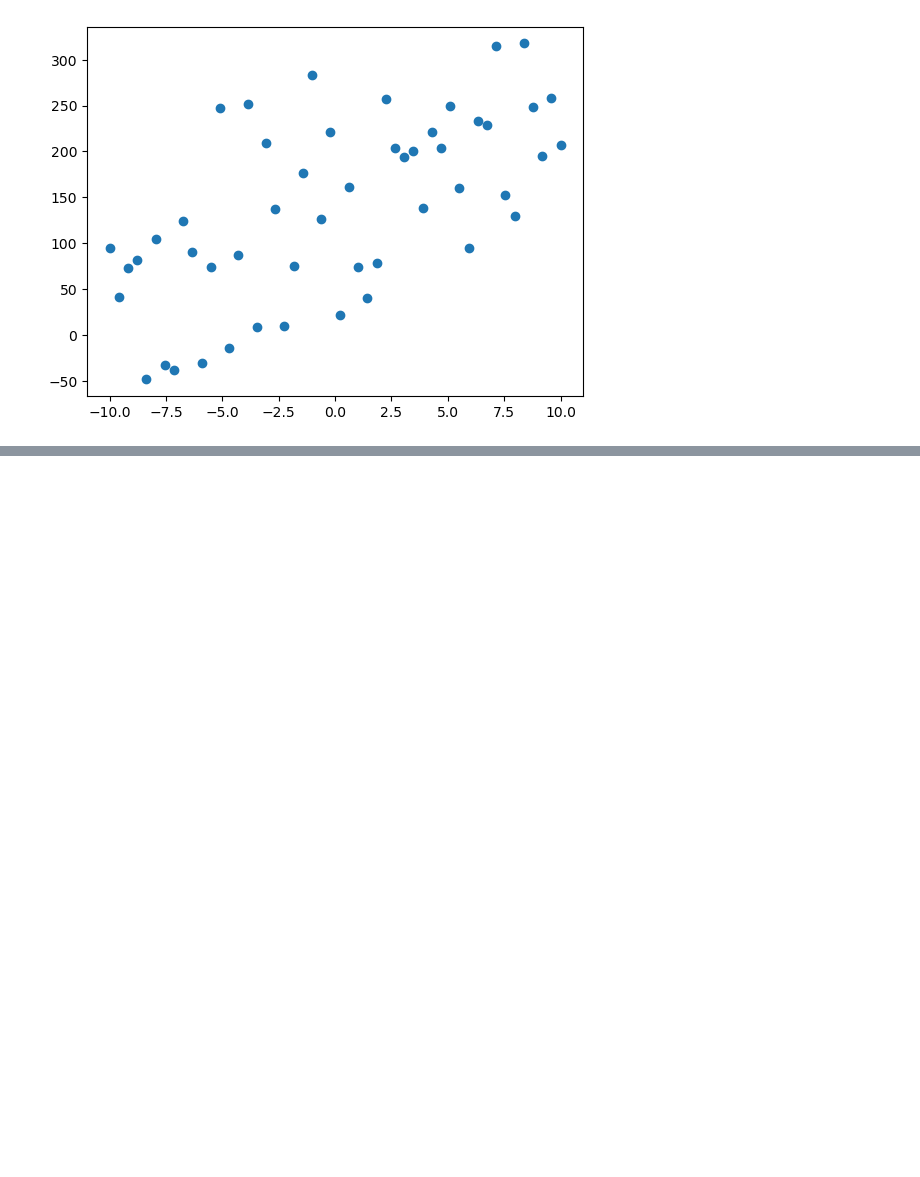
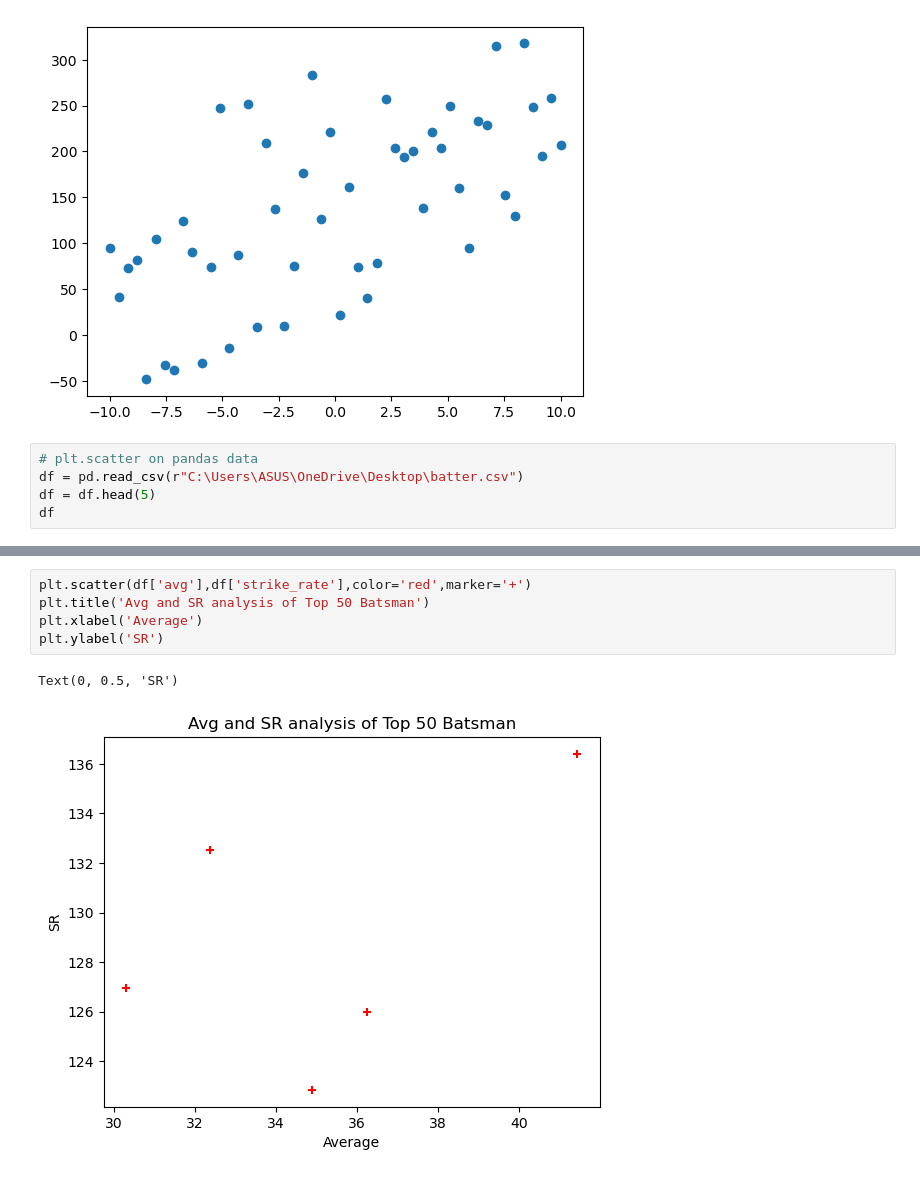
Before and after one commit to rakeshtunasahu/All-about-Python-basic-OOPs-libraries-, a Jupyter notebook: Matplotlib/scatter_plots.ipynb, the cells around one changed output, grey strips where cells are left out. Saved outputs shown, nothing was run; the diff lists cells and outputs as text; blank space fills up the shorter version.

Commit message:
impleted the scatter plot and its technics.

```diff
--- a/Matplotlib/scatter_plots.ipynb
+++ b/Matplotlib/scatter_plots.ipynb
@@ -33,3 +33,8 @@ plt.scatter(x,y)
 # %% [output]
 <matplotlib.collections.PathCollection at 0x...>
 [figure]
+# %%
+# plt.scatter on pandas data
+df = pd.read_csv(r"C:\Users\ASUS\OneDrive\Desktop\batter.csv")
+df = df.head(5)
+df
@@ -35,0 +48,8 @@ plt.scatter(x,y)
+# %%
+plt.scatter(df['avg'],df['strike_rate'],color='red',marker='+')
+plt.title('Avg and SR analysis of Top 50 Batsman')
+plt.xlabel('Average')
+plt.ylabel('SR')
+# %% [output]
+Text(0, 0.5, 'SR')
+[figure, added]
```
Also changed, not shown: parts of 3 cells of this notebook.
